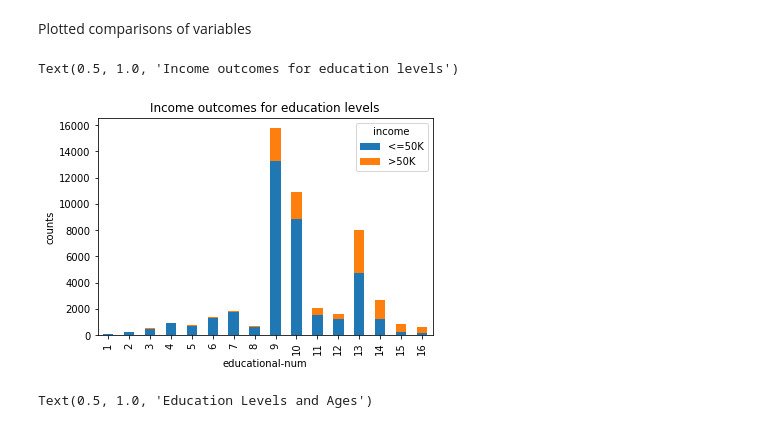
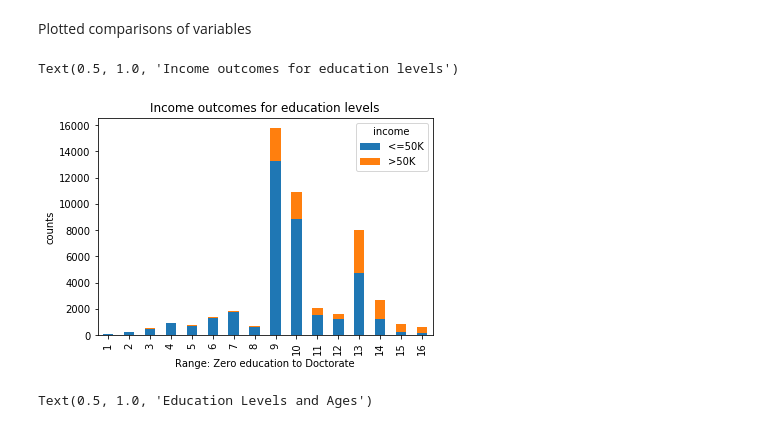
Before and after one commit to RoseDay/Income_Outcomes, a Jupyter notebook: adult_income.ipynb, the cells around one changed output. Drawn from its saved outputs; the diff is of its cells as text; code cells hidden in the pictures.

```diff
--- a/adult_income.ipynb
+++ b/adult_income.ipynb
@@ -231,11 +238,12 @@ by_educ = adult1.groupby('educational-num').income.value_counts()
 # %%
 #plot income for each education level
 by_educ.unstack().plot(kind='bar', stacked=True)
 plt.ylabel('counts')
+plt.xlabel('Range: Zero education to Doctorate')
 plt.title('Income outcomes for education levels')
 # %% [output]
 Text(0.5, 1.0, 'Income outcomes for education levels')
-[figure, old version]
+[figure, new version]
 # %%
 plt.plot(adult1['educational-num'], adult1['age'], marker='.', linestyle='none')
 plt.xlabel('level of education (0 - PhD)')
```
Also changed, not shown: parts of 17 cells of this notebook.
